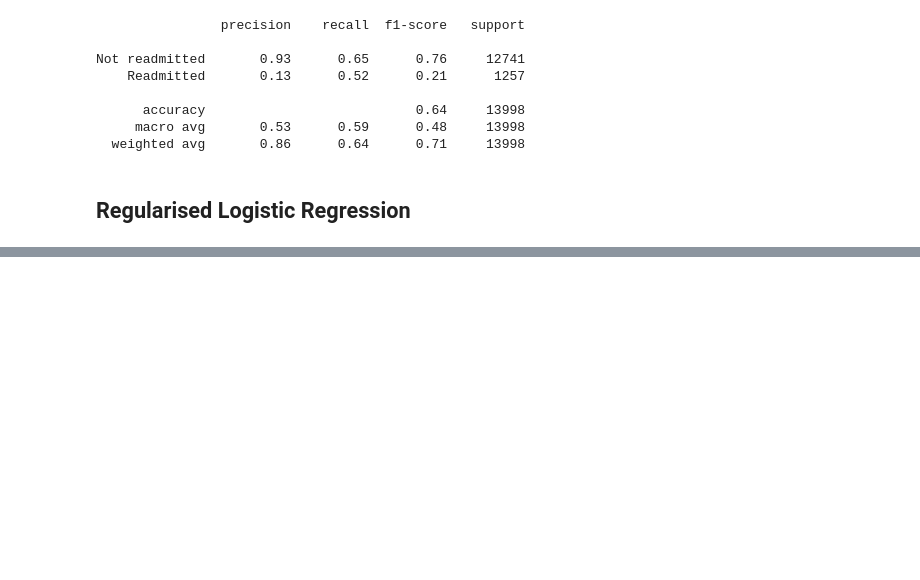
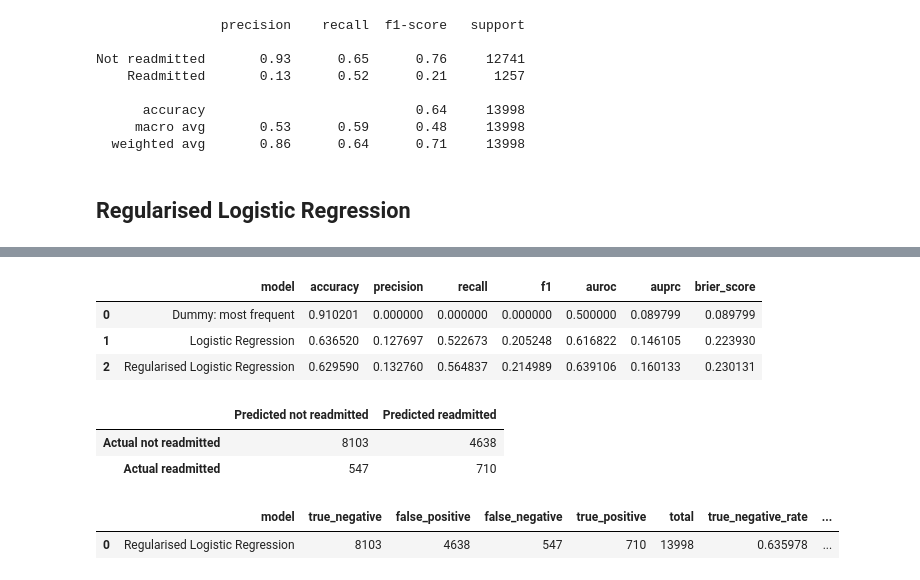
Before and after one commit to mxh210/Summer-Individual-Project, a Jupyter notebook: Processing_Pipeline/02_prediction_models.ipynb, the cells around one changed output, grey strips where cells are left out. Cells and saved outputs as stored; diff of their text form; code cells hidden in the pictures; blank space fills up the shorter version.

Commit message:
Regulated logistic regression and random forest model created, removed old pipline

```diff
--- a/Processing_Pipeline/02_prediction_models.ipynb
+++ b/Processing_Pipeline/02_prediction_models.ipynb
@@ -426,0 +482,11 @@ Not readmitted       0.93      0.65      0.76     12741
+# %%
+regularised_log_reg_model = regularised_log_reg_search.best_estimator_
+
+reg_log_reg_results = evaluate_model(
+    regularised_log_reg_model,
+    X_test,
+    y_test,
+    model_name="Regularised Logistic Regression"
+)
+
+reg_log_reg_results
@@ -426,0 +502,28 @@ Not readmitted       0.93      0.65      0.76     12741
+# %%
+# Rebuild the comparison table safely.
+# This avoids duplicate rows if you rerun the notebook cells.
+
+available_results = []
+
+if "dummy_results" in globals():
+    available_results.append(dummy_results)
+
+if "log_reg_results" in globals():
+    available_results.append(log_reg_results)
+
+if "reg_log_reg_results" in globals():
+    available_results.append(reg_log_reg_results)
+
+results_df = pd.DataFrame(available_results)
+
+results_df.to_csv(
+    OUTPUT_DIR / "model_comparison_initial.csv",
+    index=False
+)
+
+results_df
+# %% [output]
+|  | model | accuracy | precision | recall | f1 | auroc | auprc | brier_score |
+| 0 | Dummy: most frequent | 0.910201 | 0.000000 | 0.000000 | 0.000000 | 0.500000 | 0.089799 | 0.089799 |
+| 1 | Logistic Regression | 0.636520 | 0.127697 | 0.522673 | 0.205248 | 0.616822 | 0.146105 | 0.223930 |
+| 2 | Regularised Logistic Regression | 0.629590 | 0.132760 | 0.564837 | 0.214989 | 0.639106 | 0.160133 | 0.230131 |
@@ -426,0 +538,11 @@ Not readmitted       0.93      0.65      0.76     12741
+# %%
+reg_log_reg_cm_df
+# %% [output]
+|  | Predicted not readmitted | Predicted readmitted |
+| Actual not readmitted | 8103 | 4638 |
+| Actual readmitted | 547 | 710 |
+# %%
+reg_log_reg_cm_long
+# %% [output]
+|  | model | true_negative | false_positive | false_negative | true_positive | total | true_negative_rate | ... |
+| 0 | Regularised Logistic Regression | 8103 | 4638 | 547 | 710 | 13998 | 0.635978 | ... |
```
Also changed, not shown: parts of 8 cells of this notebook, 16 other files.
